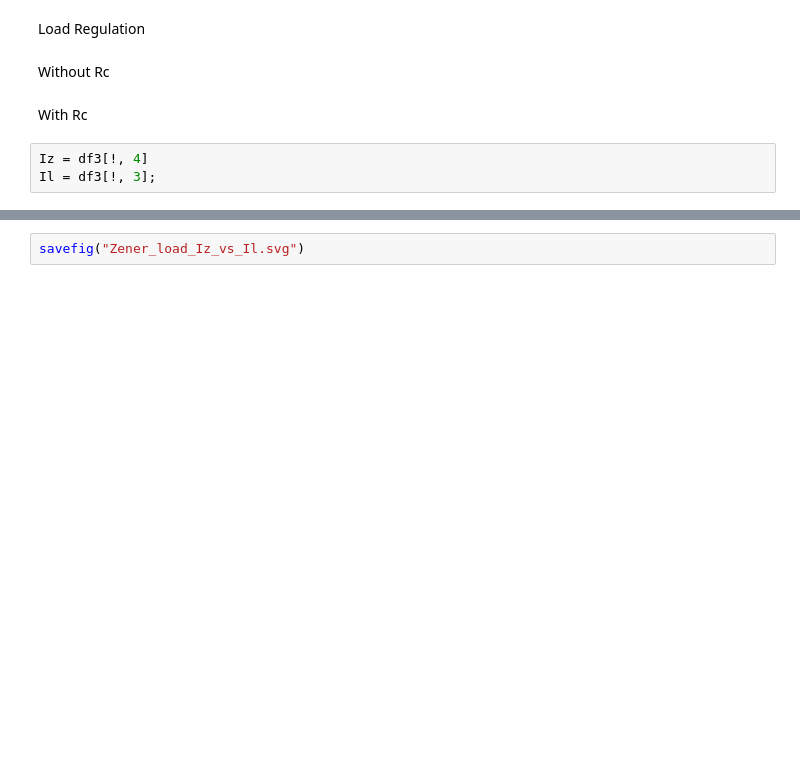
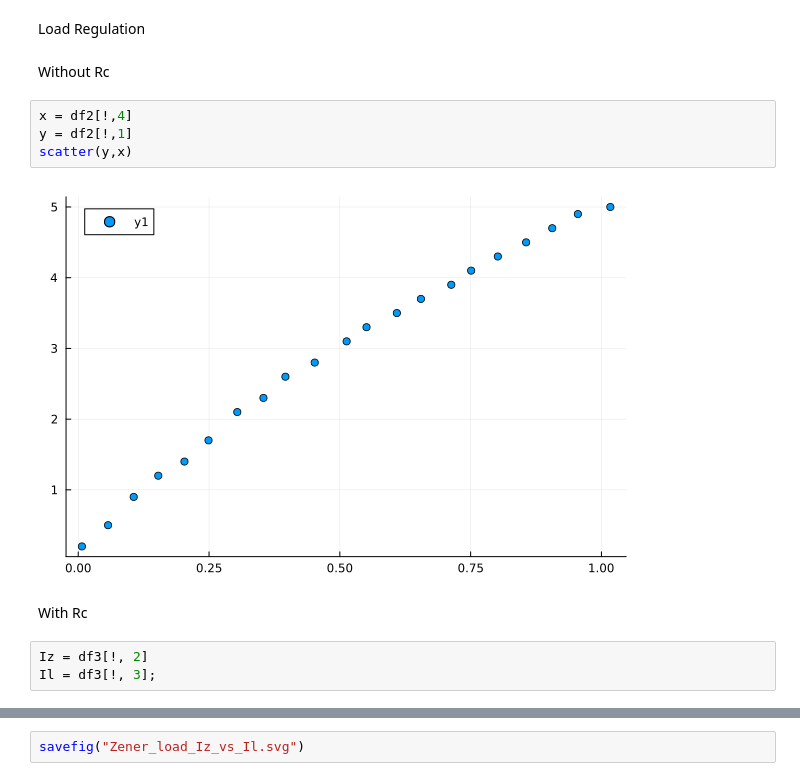
Before and after one commit to LoneWolf1304/PH3204, a Jupyter notebook: Expt_1/Report/Plots.ipynb, the cells around one changed output, grey strips where cells are left out. Saved outputs shown, nothing was run; the diff lists cells and outputs as text; blank space fills up the shorter version.

```diff
--- a/Expt_1/Report/Plots.ipynb
+++ b/Expt_1/Report/Plots.ipynb
@@ -83,10 +83,16 @@ savefig("Zener_line_V0_vs_Vin.svg")
 Load Regulation
 # %% [markdown]
 Without Rc
+# %%
+x = df2[!,4]
+y = df2[!,1]
+scatter(y,x)
+# %% [output]
+[figure, added]
 # %% [markdown]
 With Rc
 # %%
-Iz = df3[!, 4]
+Iz = df3[!, 2]
 Il = df3[!, 3];
 # %%
 f = curve_fit((x, p) -> p[1]*x .+ p[2], Il, Iz, [1.0, 0.0])
```
Also changed, not shown: parts of 5 cells of this notebook, 20 other files.
